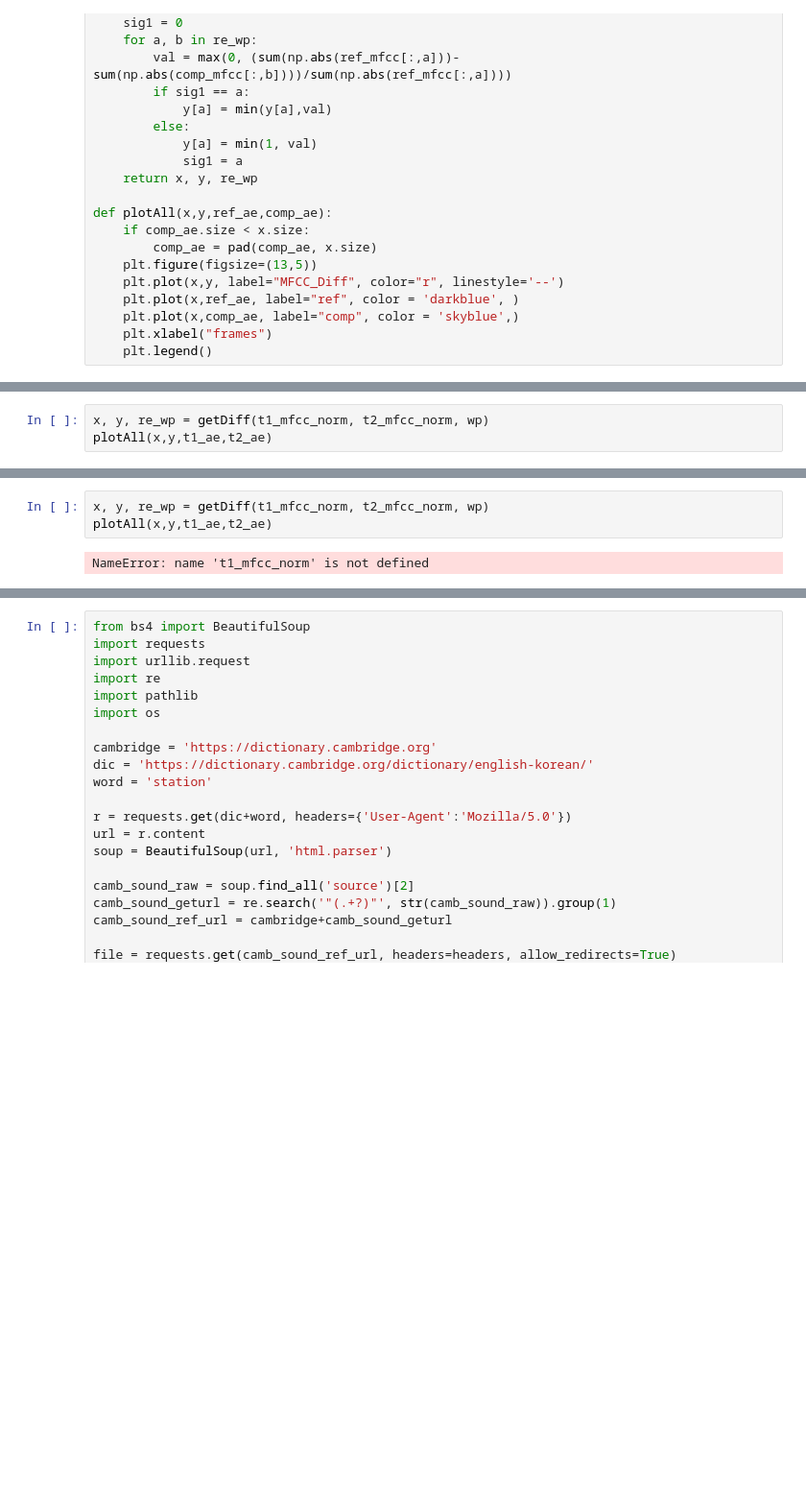
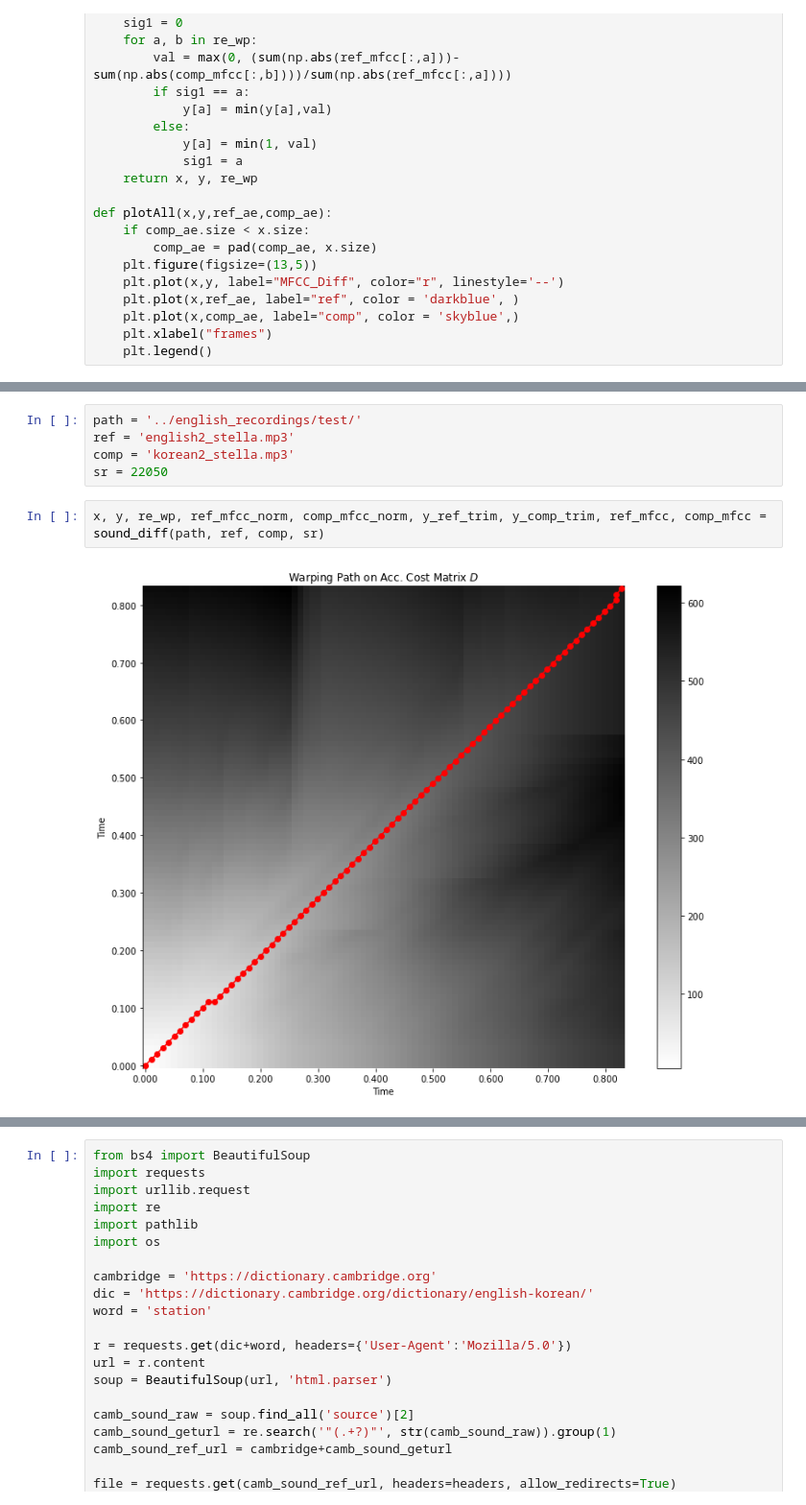
Before and after one commit to zb-dss-offline-1th/ml-repo-01-sound, a Jupyter notebook: DY/module.ipynb, the cells around one changed output, grey strips where cells are left out. Shown at 96% size. Saved outputs shown, nothing was run; the diff lists cells and outputs as text; blank space fills up the shorter version.

```diff
--- a/DY/module.ipynb
+++ b/DY/module.ipynb
@@ -176,3 +170,0 @@ plotAll(x,y,t1_ae,t2_ae)
-# %%
-x, y, re_wp = getDiff(t1_mfcc_norm, t2_mfcc_norm, wp)
-plotAll(x,y,t1_ae,t2_ae)
@@ -330,5 +329,9 @@ sound_diff(t1, t2)
-# %%
-x, y, re_wp = getDiff(t1_mfcc_norm, t2_mfcc_norm, wp)
-plotAll(x,y,t1_ae,t2_ae)
-# %% [output]
-NameError: name 't1_mfcc_norm' is not defined
+# %%
+path = '../english_recordings/test/'
+ref = 'english2_stella.mp3'
+comp = 'korean2_stella.mp3'
+sr = 22050
+# %%
+x, y, re_wp, ref_mfcc_norm, comp_mfcc_norm, y_ref_trim, y_comp_trim, ref_mfcc, comp_mfcc = sound_diff(path, ref, comp, sr)
+# %% [output]
+[figure, added]
```
Also changed, not shown: parts of 21 cells of this notebook, 1 other file.
